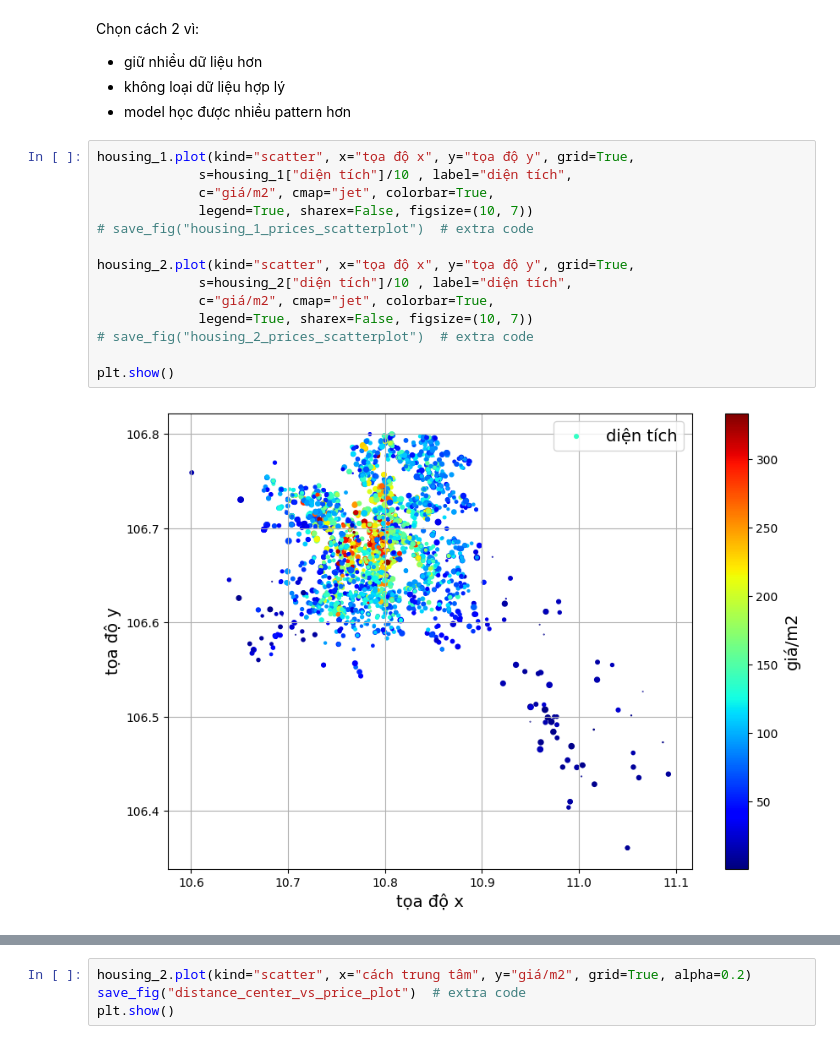
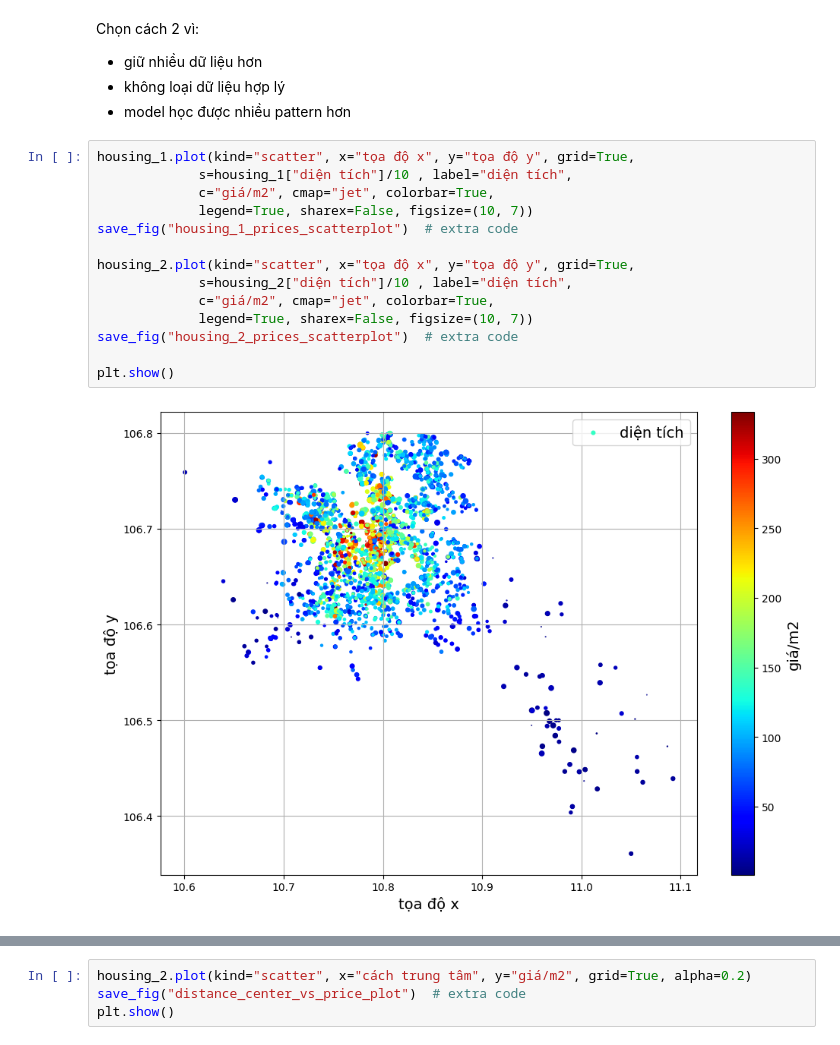
Before and after one commit to huypro2005/Data-Analysis-And-Predict-Housing-Price, a Jupyter notebook: src/notebook/notebook.ipynb, the cells around one changed output, grey strips where cells are left out. Saved outputs shown, nothing was run; the diff lists cells and outputs as text.

```diff
--- a/src/notebook/notebook.ipynb
+++ b/src/notebook/notebook.ipynb
@@ -496,16 +496,16 @@ Chọn cách 2 vì:
 # %%
 housing_1.plot(kind="scatter", x="tọa độ x", y="tọa độ y", grid=True,
              s=housing_1["diện tích"]/10 , label="diện tích",
              c="giá/m2", cmap="jet", colorbar=True,
              legend=True, sharex=False, figsize=(10, 7))
-# save_fig("housing_1_prices_scatterplot")  # extra code
+save_fig("housing_1_prices_scatterplot")  # extra code
 
 housing_2.plot(kind="scatter", x="tọa độ x", y="tọa độ y", grid=True,
              s=housing_2["diện tích"]/10 , label="diện tích",
              c="giá/m2", cmap="jet", colorbar=True,
              legend=True, sharex=False, figsize=(10, 7))
-# save_fig("housing_2_prices_scatterplot")  # extra code
+save_fig("housing_2_prices_scatterplot")  # extra code
 
 plt.show()
 # %% [output]
-[figure, old version]
+[figure, new version]
```
Also changed, not shown: parts of 4 cells of this notebook, 19 other files.
